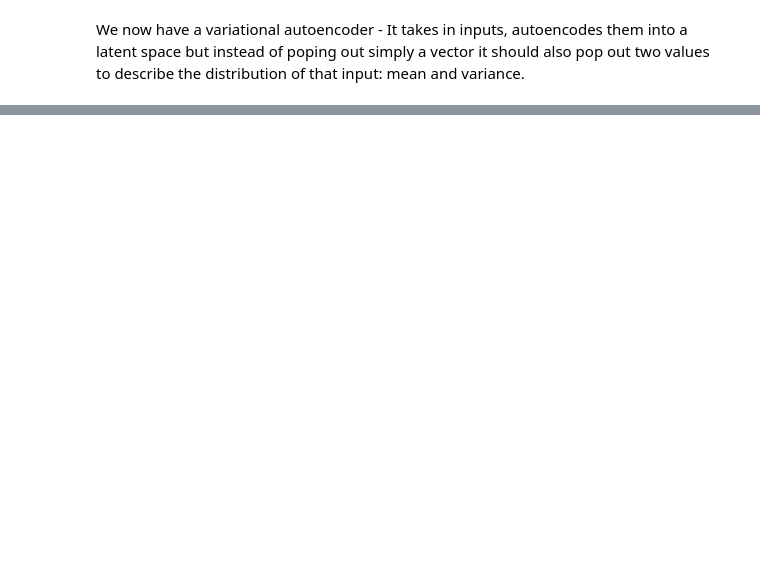
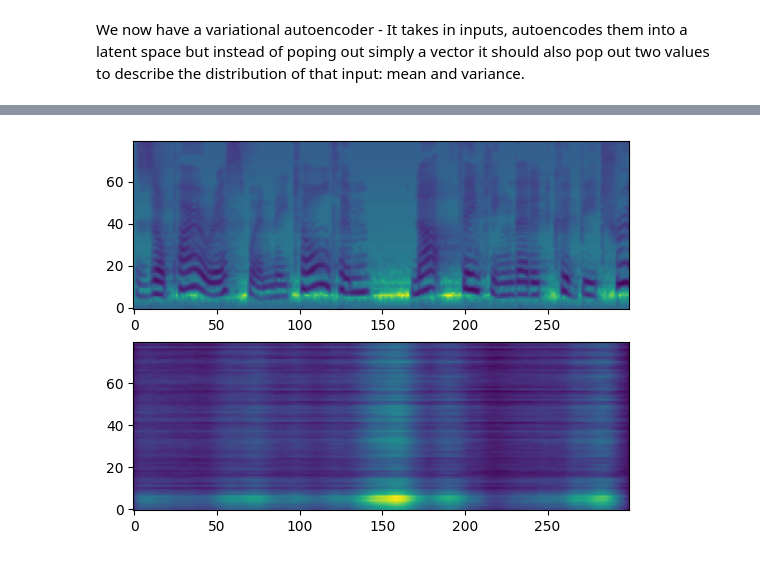
Before and after one commit to TugdualKerjan/Audio-VQVAE-for-JAX, a Jupyter notebook: VQVAE.ipynb, the cells around one changed output, grey strips where cells are left out. Saved outputs shown, nothing was run; the diff lists cells and outputs as text; code cells hidden in the pictures; blank space fills up the shorter version.

```diff
--- a/VQVAE.ipynb
+++ b/VQVAE.ipynb
@@ -179,0 +419,19 @@ grads = loss(model, y, x, state)
+# %%
+class VQVAE(eqx.Module):
+    encoder: Encoder
+    decoder: Decoder
+    quantizer: Quantizer
+
+    def __init__(self, key=None):
+        key1, key2, key3 = jax.random.split(key, 3)
+
+        self.encoder = Encoder(key=key1)
+        self.decoder = Decoder(key=key2)
+        self.quantizer = Quantizer(key=key3)
+
+    def __call__(self, x):
+        z_e = self.encoder(x)
+        z_q, codebook_indices = self.quantizer(z_e)
+        y = self.decoder(z_q)
+
+        return z_e, z_q, codebook_indices, y
@@ -249,0 +590,77 @@ print(grads)
+# %%
+%matplotlib inline
+from IPython.display import display, clear_output
+import matplotlib.pyplot as plt
+
+import datetime
+import os
+import jax
+
+dataset_path = "dataset/mels"
+
+mel_file_paths = os.listdir(dataset_path)
+
+def truncate_and_pad(audio: jax.Array, width: int = 300):
+    audio_length = audio.shape[1]
+    target_length = int(width)
+    if audio_length > target_length:
+        audio = audio[:, :target_length]
+    else:
+        audio = jnp.pad(audio, ((0, 0), (0, max(0, target_length - audio_length))))
+    return audio
+
+def get_batch(idx: list):
+    batch = []
+    for id in idx:
+        array = jax.numpy.load(os.path.join(dataset_path, mel_file_paths[id]))[0]
+        padded = truncate_and_pad(array)
+        batch.append(padded)
+    return jax.numpy.array(batch)
+
+key = jax.random.PRNGKey(69)
+
+key1, key2 = jax.random.split(key, 2)
+
+model = VQVAE(key=key)
+
+optimizer = optax.adam(1e-4)
+opt_state = optimizer.init(model)
+
+writer = SummaryWriter(log_dir='./runs/' + datetime.datetime.now().strftime("%Y%m%d-%H%M%S"))
+
+epochs = 5
+batch_size = 32
+
+fig, (ax1, ax2) = plt.subplots(2)
+fig.show()
+
+for epoch in range(epochs):
+    key, grab = jax.random.split(key)
+    perm = jax.random.permutation(grab, len(mel_file_paths))
+    for i in range(0, len(mel_file_paths), batch_size):
+        batch_ids = perm[i: i + batch_size]
+        batch = get_batch(batch_ids)
+
+        model, opt_state, total_loss, reconstruct_loss, commit_loss, codebook_updates, y = make_step(model, optimizer, opt_state, batch)
+        # print(f"Total loss: {total_loss}")
+
+        # Log codebook updates to TensorBoard
+        writer.add_scalar('Loss/Total', total_loss, i)
+        writer.add_scalar('Loss/Reconstruct', reconstruct_loss, i)
+        writer.add_scalar('Loss/Commit', commit_loss, i)
+        # writer.add_histogram('Codebook Updates/Cluster Size', jnp.mean(codebook_updates[0], axis=0), i)
+        # writer.add_scalar('Codebook Updates/Codebook Avg', jnp.mean(codebook_updates[1], axis=0), i)
+        writer.add_histogram('Codebook Updates/Codebook Usage', jnp.mean(codebook_updates[2], axis=0), i)
+        if (i // batch_size) % 100 == 0:
+            eqx.tree_serialise_leaves(f"checkpoints/{i}.eqx", model)
+        if (i // batch_size) % 20 == 0:
+            print(batch.shape)
+            print(y.shape)
+            ax1.clear()
+            ax2.clear()
+            ax1.imshow(batch[0], aspect='auto', origin='lower')
+            ax2.imshow(y[0], aspect='auto', origin='lower')
+            display(fig)
+            clear_output(wait=True)
+    # plt.imshow(y[0])
+# %% [output]
@@ -249,0 +669 @@ print(grads)
+[figure, added]
```
Also changed, not shown: parts of 35 cells of this notebook, 1 other file.
